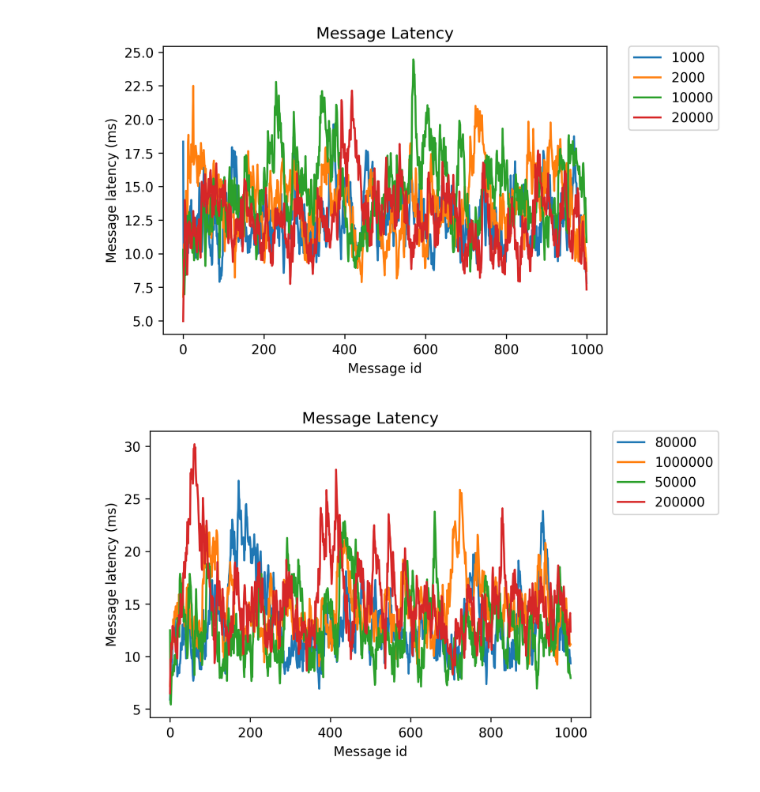
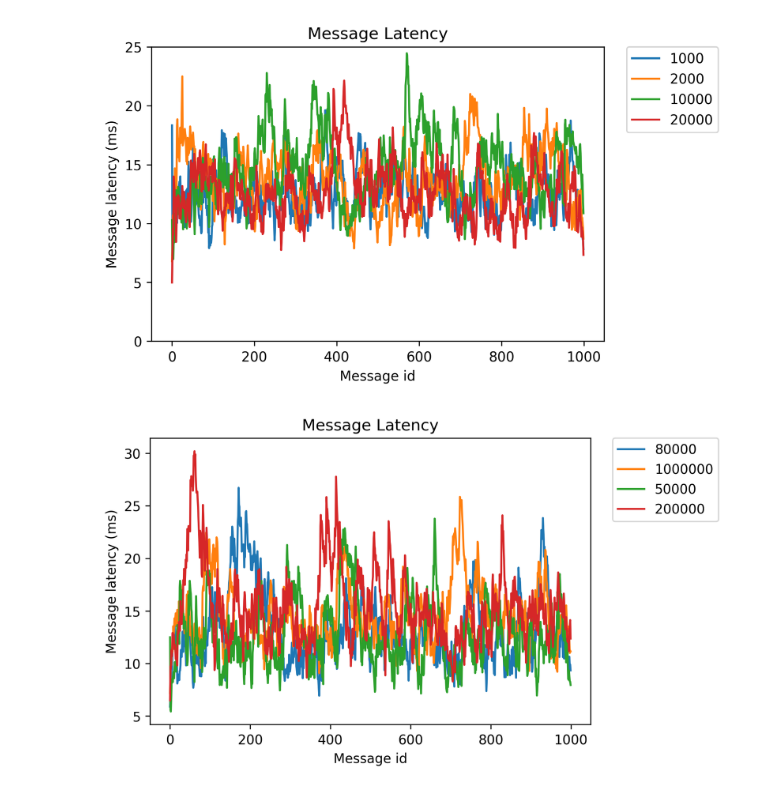
Before and after one commit to chongbin007/Master_project_Chongbin, a Jupyter notebook: experiments/experiment2_v2/ros1_results/plot/csvPlot.ipynb, the cells around one changed output. Cells and saved outputs as stored; diff of their text form; code cells hidden in the pictures.

```diff
--- a/experiments/experiment2_v2/ros1_results/plot/csvPlot.ipynb
+++ b/experiments/experiment2_v2/ros1_results/plot/csvPlot.ipynb
@@ -101,22 +105,23 @@ plt.show()
 # %%
 plt.plot(sample_data.id,sample_data.mean_time_ms_1000)
 plt.plot(sample_data.id,sample_data.mean_time_ms_2000)
 plt.plot(sample_data.id,sample_data.mean_time_ms_10000)
 plt.plot(sample_data.id,sample_data.mean_time_ms_20000)
 
 ##设置ax4中legend的位置，将其放在图外
 plt.legend(["1000","2000","10000","20000"],loc=2, bbox_to_anchor=(1.05,1.0),borderaxespad = 0.)
 
 plt.rcParams['savefig.dpi'] = 300 #图片像素
 plt.rcParams['figure.dpi'] = 300 #分辨率
 
+plt.ylim((0, 25))
 plt.title("Message Latency")
 plt.xlabel("Message id")
 plt.ylabel("Message latency (ms)")
 plt.show()
 #plt.savefig('plottest.png', dpi=300) #指定分辨率保存
 # %% [output]
-[figure, old version]
+[figure, new version]
 # %%
 plt.plot(sample_data.id,sample_data.mean_time_ms_80000)
 plt.plot(sample_data.id,sample_data.mean_time_ms_1000000)
```
Also changed, not shown: parts of 4 cells of this notebook, 8 other files.
